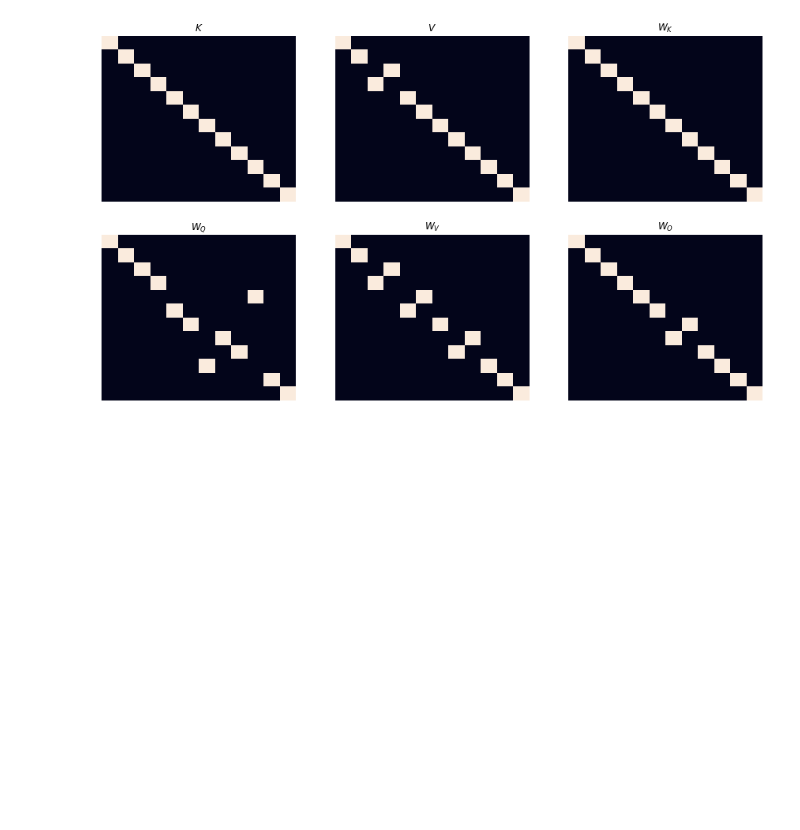
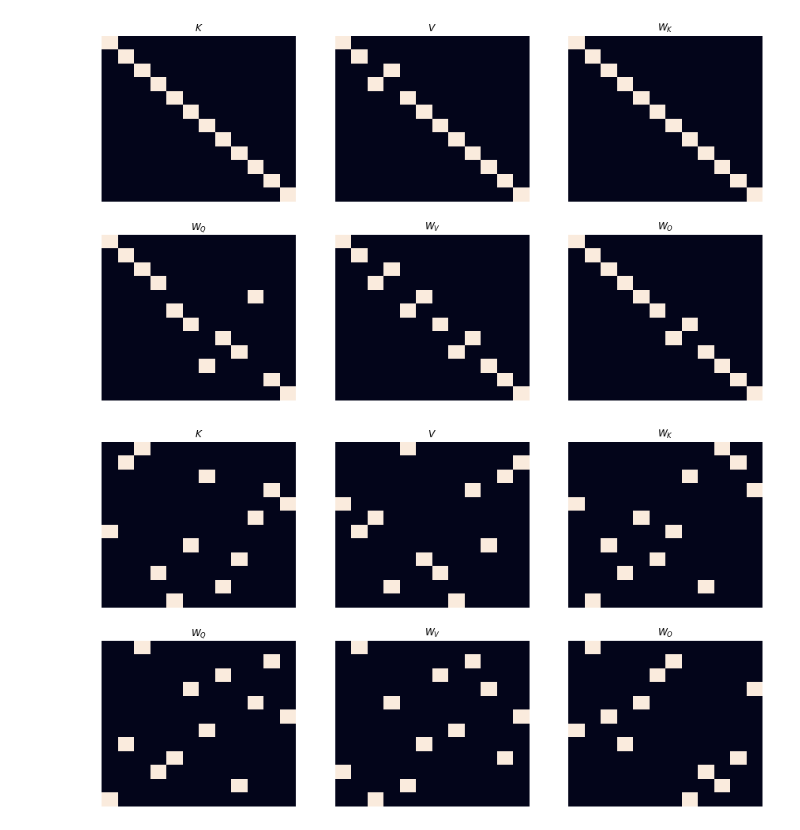
Before and after one commit to guy-dar/embedding-space, a Jupyter notebook: parameter-alignment.ipynb, the cells around one changed output. Saved outputs shown, nothing was run; the diff lists cells and outputs as text; code cells hidden in the pictures; blank space fills up the shorter version.

```diff
--- a/parameter-alignment.ipynb
+++ b/parameter-alignment.ipynb
@@ -13,6 +14,11 @@ import seaborn as sns
 from scipy.optimize import linear_sum_assignment
 # %%
 num_layers = 12
+# %%
+def corr_coef(X, Y):
+    muX, muY = X.mean(-1, keepdims=True), Y.mean(-1, keepdims=True)
+    X, Y = map(lambda A, mu: F.normalize(A - mu, dim=-1), [X, Y], [muX, muY])
+    return X @ Y.T
 # %%
 def kernelized_corr_coef(x, y, K1, K2, K12, emb_mean1, emb_mean2, n):
     mu1, mu2 = x @ emb_mean1, y @ emb_mean2
@@ -124,3 +130,21 @@ for i, (title, param1, param2) in enumerate(tqdm([("$K$", K1, K2), ("$V$", V1, V
 plt.savefig("artifacts/all_diagonals.pdf")
 # %% [output]
 [figure]
+# %%
+plt.figure(figsize=(15, 8.5))
+for i, (title, param1, param2) in enumerate(tqdm([("$K$", K1, K2), ("$V$", V1, V2), ("$W_K$", WK1, WK2),
+                                                    ("$W_Q$", WQ1, WQ2), ("$W_V$", WV1, WV2), ("$W_O$", WO1, WO2)])):
+    S = corr_coef(param1.to(device), param2.to(device))
+    layer_size = param1.shape[0] // num_layers
+    S_agg = S.view(num_layers, layer_size, num_layers, layer_size).abs().mean([-1, -3]).cpu().numpy()
+    _, edges = linear_sum_assignment(-S_agg)
+    tmp_plot = torch.zeros(num_layers, num_layers)
+    tmp_plot[torch.arange(num_layers), edges] = 1
+    plt.subplot(2, 3, i+1)
+    plt.title(title)
+    sns.heatmap(tmp_plot, cbar=False)
+    plt.xticks([])
+    plt.yticks([])
+plt.savefig("artifacts/all_diagonals_raw.pdf")
+# %% [output]
+[figure, added]
```
Also changed, not shown: parts of 1 cell of this notebook, 3 other files.
